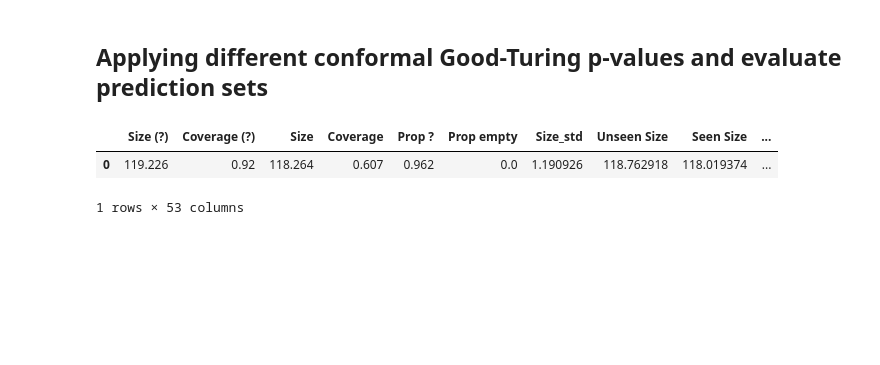
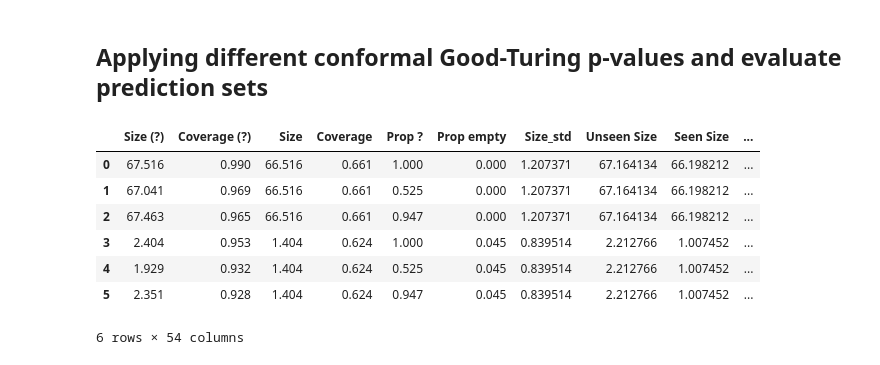
Before and after one commit to TianminX/open-set-conformal-classification, a Jupyter notebook: code/CGTC_Demo.ipynb, the cells around one changed output. Saved outputs shown, nothing was run; the diff lists cells and outputs as text; code cells hidden in the pictures; blank space fills up the shorter version.

```diff
--- a/code/CGTC_Demo.ipynb
+++ b/code/CGTC_Demo.ipynb
@@ -202,7 +205,7 @@ print(f"OCC: Local Outlier Factor")
 
 # Conformal prediction parameters
 alpha_total = 0.1  # Total error budget (10%)
-calib_size = 0.5  # Proportion of reference data for calibration
+calib_size = 0.1  # Expected proportion of reference data for calibration (paper configuration)
 alpha_allocation_method = "adaptive"
 seed = 123
 
@@ -342,41 +346,52 @@ Bernoulli: Size of all data: 2000. Size of calibration set: 1001.
 # %%
 # Initialize an empty data frame to store results
 results_df = pd.DataFrame()
 
-# For each p-value approach
-for pvalue_method in ['GT', 'XGT', 'RGT']:
-    # Skip p-value computation for the benchmark methods
+# For each method and each p-value approach
+for method_name, decoded_prelim_sets in prelim_sets_by_method.items():
+    for pvalue_method in ['GT', 'XGT', 'RGT']:
 
-    # Compute final sets with dual testing problem
-    final_sets = finalize_prediction_sets(
-        decoded_prelim_sets,
-        X_ref, Y_ref, X_test,
-        pvalue_method,
-        alpha_unseen, alpha_seen,  # Pass both alpha parameters
-        occ=occ,
-        random_state=seed,
-        beta=best_beta
-    )
+        # Compute final sets with dual testing problem
+        final_sets = finalize_prediction_sets(
+            decoded_prelim_sets,
+            X_ref, Y_ref, X_test,
+            pvalue_method,
+            alpha_unseen, alpha_seen,  # Pass both alpha parameters
+            occ=occ,
+            random_state=seed,
+            beta=best_beta
+        )
 
-    # Evaluate the prediction sets
-    results_df = evaluate_prediction_sets(final_sets, Y_test, Y_ref, verbose=False)
+        # Evaluate the prediction sets
+        new_results = evaluate_prediction_sets(final_sets, Y_test, Y_ref, verbose=False)
 
-    # Add the method name to the results
-    results_df['method'] = method_name
-    results_df['pvalue_method'] = pvalue_method
-    results_df['num_unique_labels'] = num_unique_labels
+        # Add the method name to the results
+        new_results['method'] = method_name
+        new_results['pvalue_method'] = pvalue_method
+        new_results['num_unique_labels'] = num_unique_labels
 
-    # Add proportion of unseen test labels to results
-    results_df['prop_unseen_test'] = prop_unseen
-    results_df['num_unseen_test'] = num_unseen
+        # Add proportion of unseen test labels to results
+        new_results['prop_unseen_test'] = prop_unseen
+        new_results['num_unseen_test'] = num_unseen
 
-    # Add alpha values to results
-    results_df['alpha_class'] = alpha_class
-    results_df['alpha_unseen'] = alpha_unseen
-    results_df['alpha_seen'] = alpha_seen
+        # Add alpha values to results
+        new_results['alpha_class'] = alpha_class
+        new_results['alpha_unseen'] = alpha_unseen
+        new_results['alpha_seen'] = alpha_seen
+        new_results['CV_selected_beta'] = best_beta
 
+        results_df = pd.concat([results_df, new_results])
+
+results_df = results_df.reset_index(drop=True)
+
+# Note: 'Size' excludes the joker '?' (the paper's convention); 'Size (?)' includes it.
 results_df
 # %% [output]
 |  | Size (?) | Coverage (?) | Size | Coverage | Prop ? | Prop empty | Size_std | Unseen Size | Seen Size | ... |
-| 0 | 119.226 | 0.92 | 118.264 | 0.607 | 0.962 | 0.0 | 1.190926 | 118.762918 | 118.019374 | ... |
+| 0 | 67.516 | 0.990 | 66.516 | 0.661 | 1.000 | 0.000 | 1.207371 | 67.164134 | 66.198212 | ... |
+| 1 | 67.041 | 0.969 | 66.516 | 0.661 | 0.525 | 0.000 | 1.207371 | 67.164134 | 66.198212 | ... |
+| 2 | 67.463 | 0.965 | 66.516 | 0.661 | 0.947 | 0.000 | 1.207371 | 67.164134 | 66.198212 | ... |
+| 3 | 2.404 | 0.953 | 1.404 | 0.624 | 1.000 | 0.045 | 0.839514 | 2.212766 | 1.007452 | ... |
+| 4 | 1.929 | 0.932 | 1.404 | 0.624 | 0.525 | 0.045 | 0.839514 | 2.212766 | 1.007452 | ... |
+| 5 | 2.351 | 0.928 | 1.404 | 0.624 | 0.947 | 0.045 | 0.839514 | 2.212766 | 1.007452 | ... |
-1 rows × 53 columns
+6 rows × 54 columns
```
Also changed, not shown: parts of 6 cells of this notebook, 4 other files.
